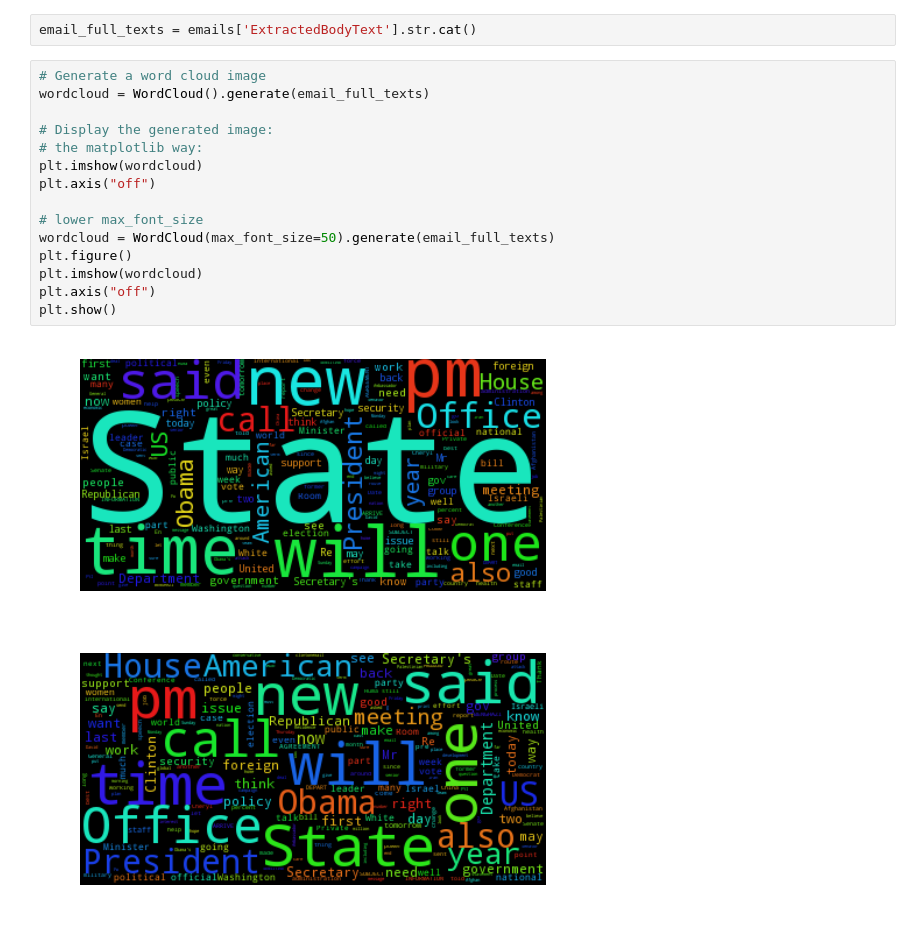
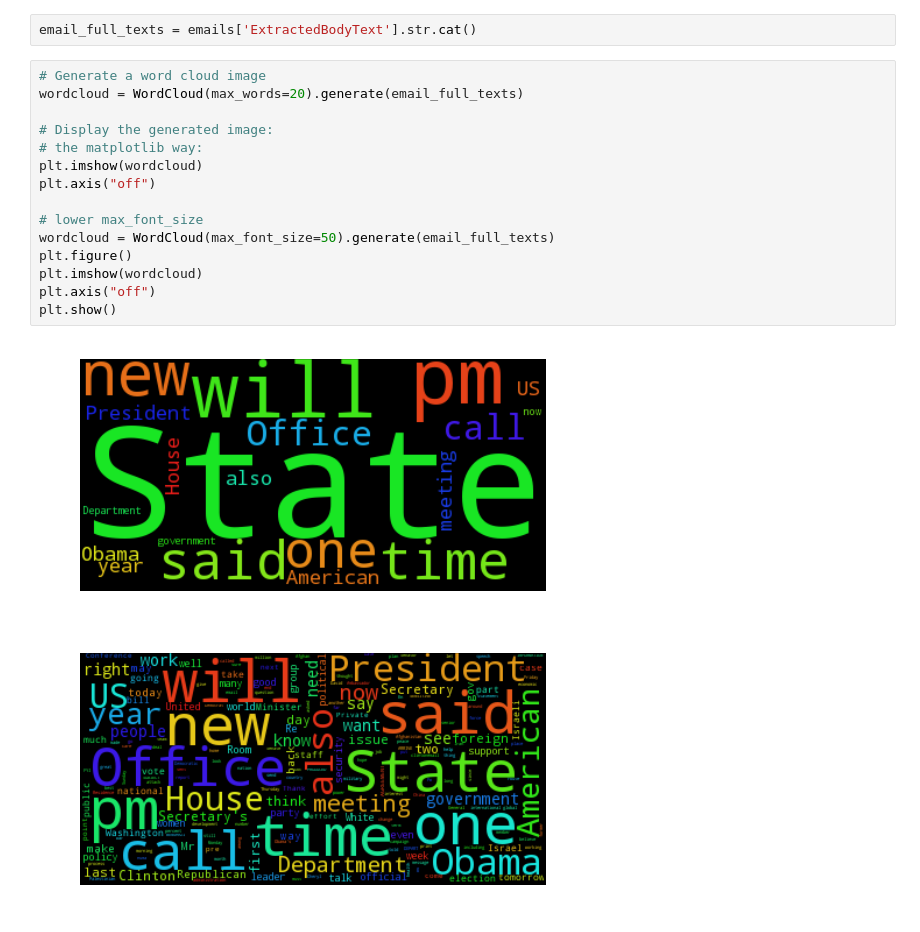
Before and after one commit to cipri-tom/Homework, a Jupyter notebook: 05 - Taming Text/HW5_version_1.ipynb, the cells around one changed output. Cells and saved outputs as stored; diff of their text form.

```diff
--- a/05 - Taming Text/HW5_version_1.ipynb
+++ b/05 - Taming Text/HW5_version_1.ipynb
@@ -28,22 +28,22 @@ from wordcloud import WordCloud
 email_full_texts = emails['ExtractedBodyText'].str.cat()
 # %%
 # Generate a word cloud image
-wordcloud = WordCloud().generate(email_full_texts)
+wordcloud = WordCloud(max_words=20).generate(email_full_texts)
 
 # Display the generated image:
 # the matplotlib way:
 plt.imshow(wordcloud)
 plt.axis("off")
 
 # lower max_font_size
 wordcloud = WordCloud(max_font_size=50).generate(email_full_texts)
 plt.figure()
 plt.imshow(wordcloud)
 plt.axis("off")
 plt.show()
 # %% [output]
-[figure, old version]
+[figure, new version]
-[figure, old version]
+[figure, new version]
 # %%
 from os import path
 from PIL import Image
```
Also changed, not shown: parts of 33 cells of this notebook.
